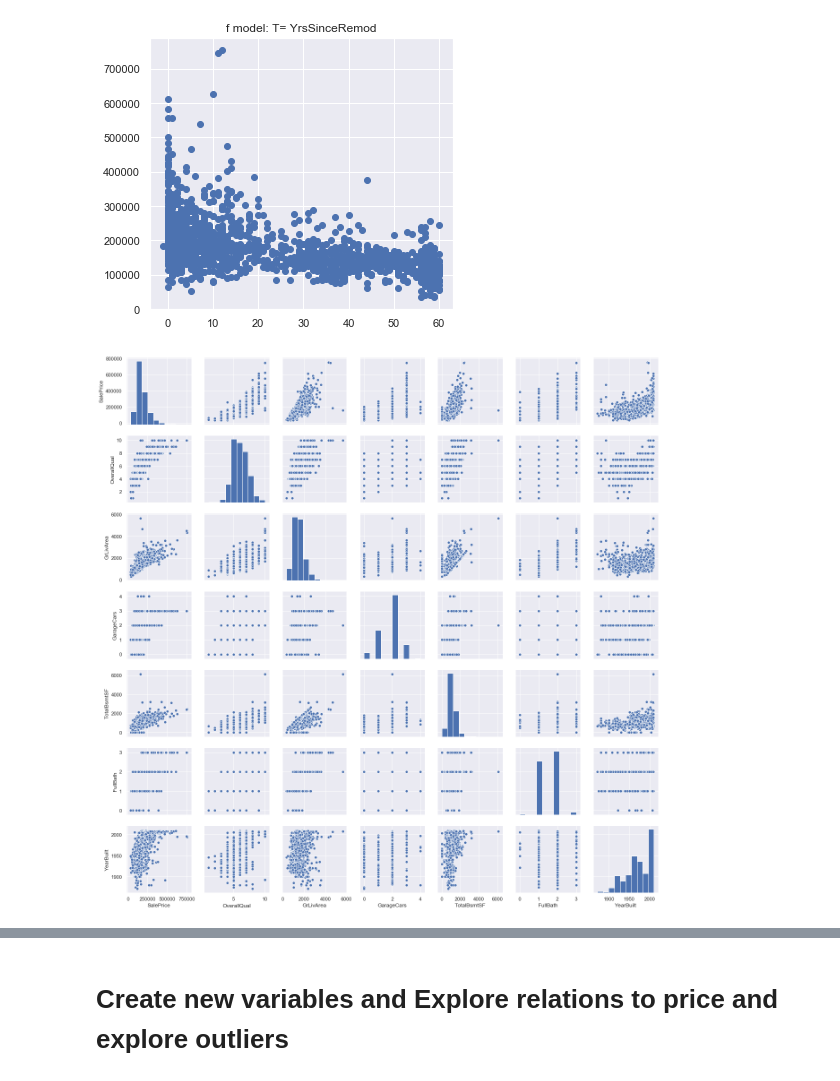
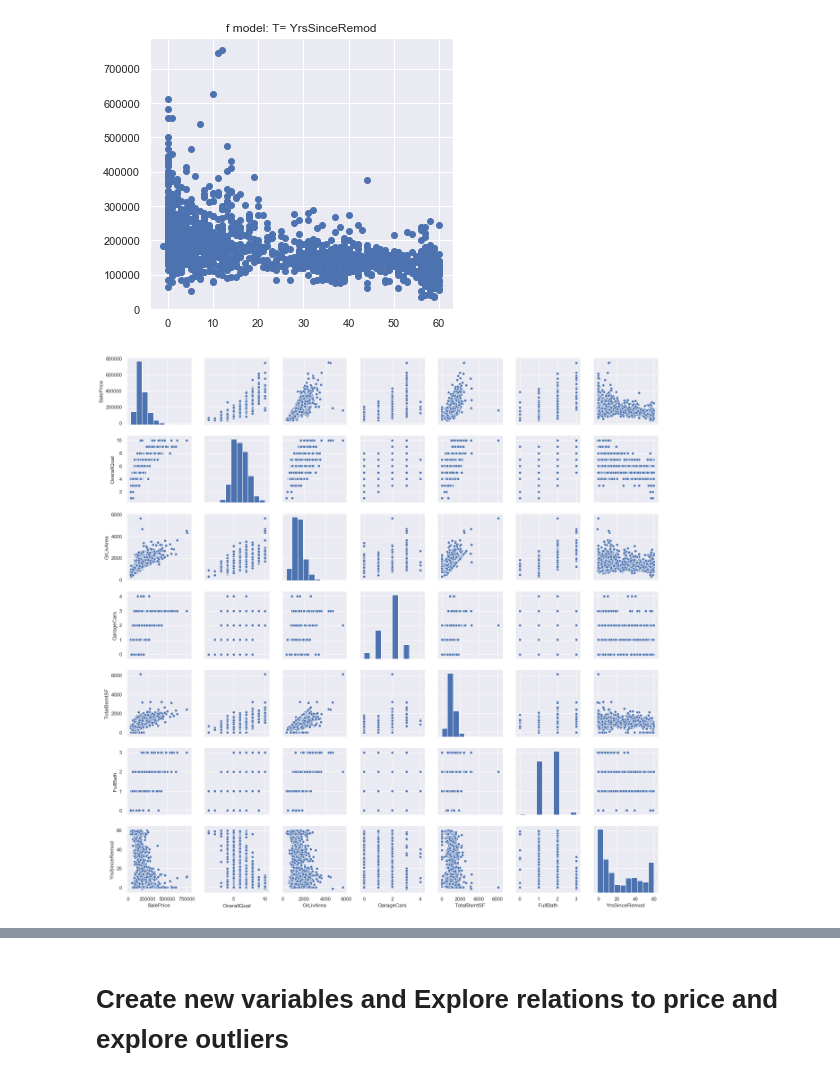
Before and after one commit to mariocg86/real_estate_prices, a Jupyter notebook: House_Prices_Project.ipynb, the cells around one changed output, grey strips where cells are left out. Saved outputs shown, nothing was run; the diff lists cells and outputs as text; code cells hidden in the pictures.

```diff
--- a/House_Prices_Project.ipynb
+++ b/House_Prices_Project.ipynb
@@ -182,11 +202,11 @@ for var in vars:
 [figure]
 # %%
 sns.set()
-cols = ['SalePrice', 'OverallQual', 'GrLivArea', 'GarageCars', 'TotalBsmtSF', 'FullBath', 'YearBuilt']
+cols = ['SalePrice', 'OverallQual', 'GrLivArea', 'GarageCars', 'TotalBsmtSF', 'FullBath', 'YrsSinceRemod']
 sns.pairplot(train[cols], height = 2.5)
 plt.show()
 # %% [output]
-[figure, old version]
+[figure, new version]
 # %%
 ## Convert MSSubClass, OverallQual, OverallCond, MoSold, YrSold into categorical variables.'''
 
```
Also changed, not shown: parts of 14 cells of this notebook.
